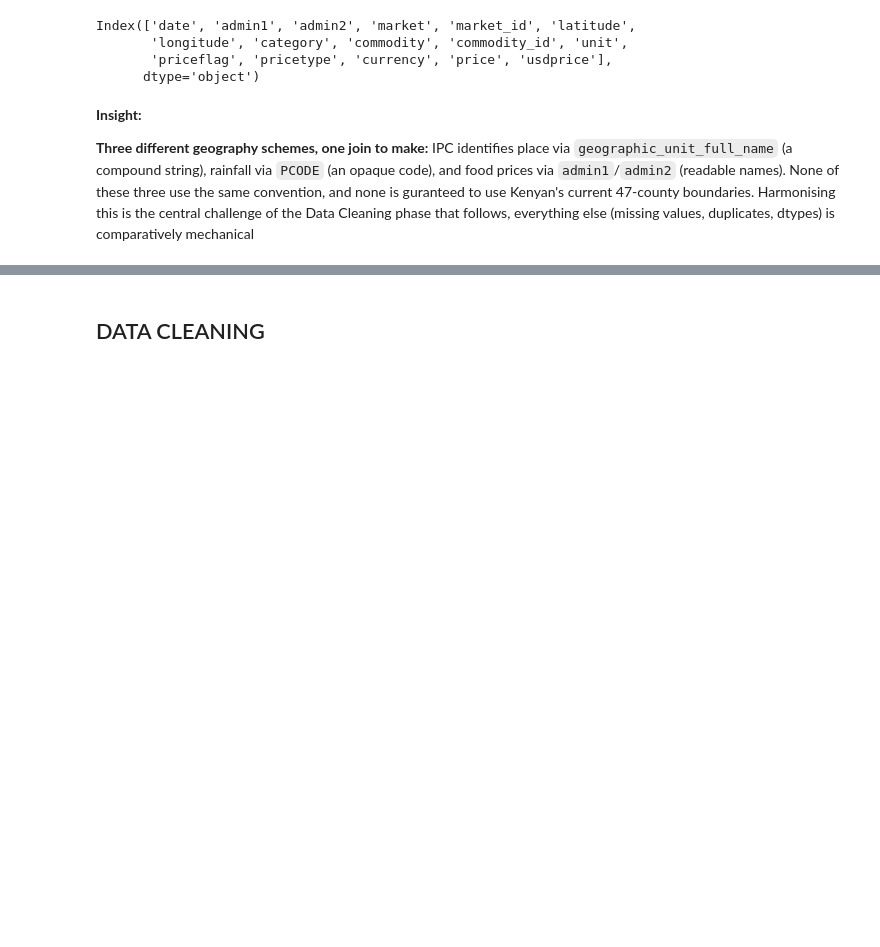
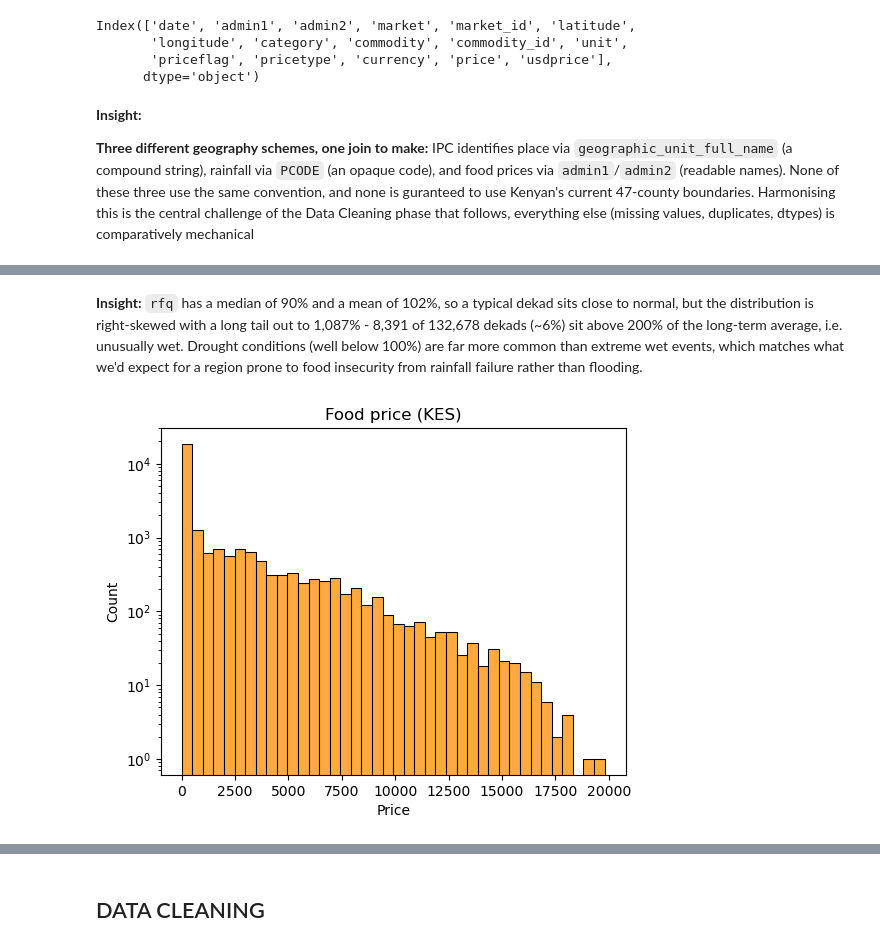
Before and after one commit to Pattohcolab/PHASE-5-CAPSTON-PROJECT, a Jupyter notebook: notebook.ipynb, the cells around one changed output, grey strips where cells are left out. Saved outputs shown, nothing was run; the diff lists cells and outputs as text; code cells hidden in the pictures; blank space fills up the shorter version.

```diff
--- a/notebook.ipynb
+++ b/notebook.ipynb
@@ -353,0 +386,12 @@ Index(['date', 'admin1', 'admin2', 'market', 'market_id', 'latitude',
+# %% [markdown]
+**Insight:** `rfq` has a median of 90% and a mean of 102%, so a typical dekad sits close to normal, but the distribution is right-skewed with a long tail out to 1,087% - 8,391 of 132,678 dekads (~6%) sit above 200% of the long-term average, i.e. unusually wet. Drought conditions (well below 100%) are far more common than extreme wet events, which matches what we'd expect for a region prone to food insecurity from rainfall failure rather than flooding.
+# %%
+# Food price distribution
+plt.figure(figsize=(6, 4.5))
+sns.histplot(food_df["price"], bins=40, color="darkorange")
+plt.yscale("log")
+plt.title("Food price (KES)")
+plt.xlabel("Price")
+plt.show()
+# %% [output]
+[figure, added]
```
Also changed, not shown: parts of 7 cells of this notebook.
